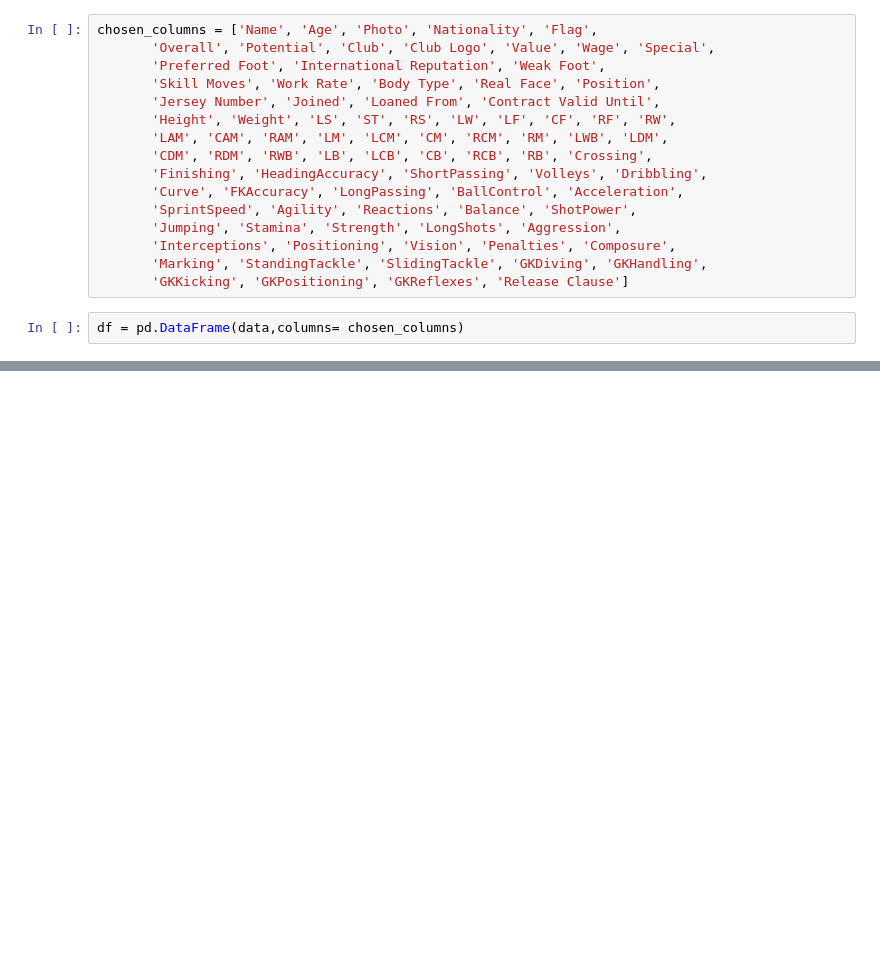
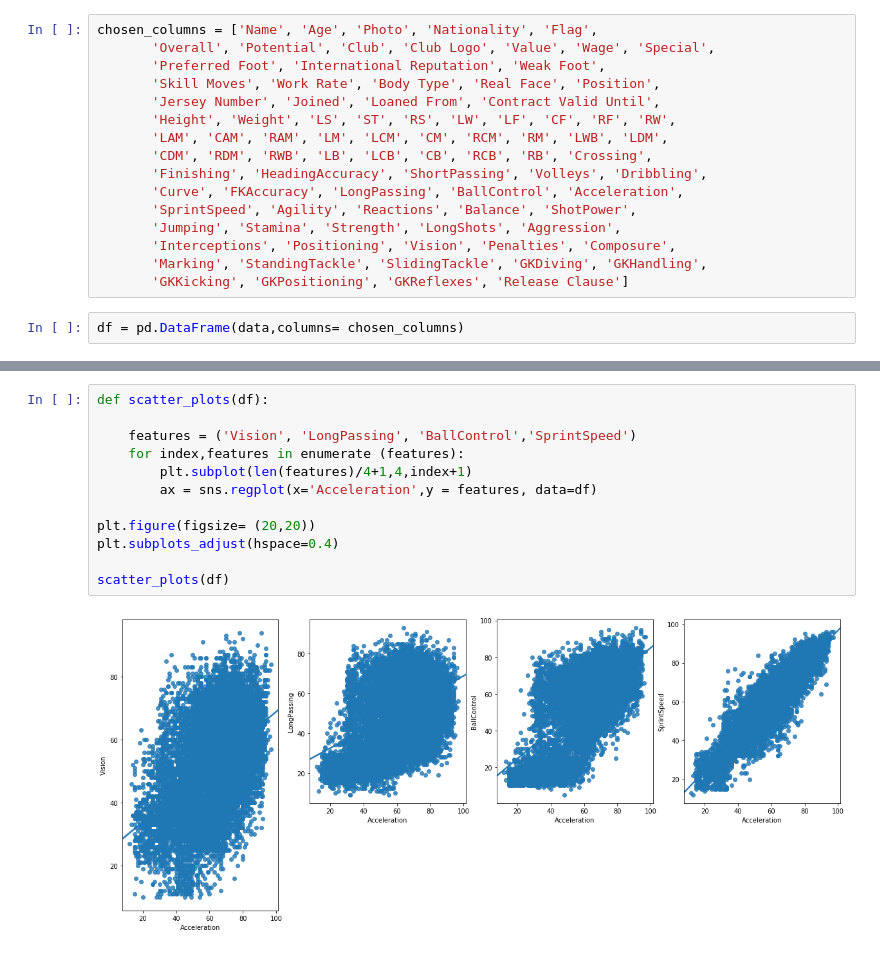
Before and after one commit to ArslanAliAwan/fifa19, a Jupyter notebook: fifa19.ipynb, the cells around one changed output, grey strips where cells are left out. Drawn from its saved outputs; the diff is of its cells as text; blank space fills up the shorter version.

```diff
--- a/fifa19.ipynb
+++ b/fifa19.ipynb
@@ -189,0 +190,14 @@ hm;
+# %%
+def scatter_plots(df):
+
+    features = ('Vision', 'LongPassing', 'BallControl','SprintSpeed')
+    for index,features in enumerate (features):
+        plt.subplot(len(features)/4+1,4,index+1)
+        ax = sns.regplot(x='Acceleration',y = features, data=df)
+
+plt.figure(figsize= (20,20))
+plt.subplots_adjust(hspace=0.4)
+
+scatter_plots(df)
+# %% [output]
+[figure, added]
```
Also changed, not shown: parts of 3 cells of this notebook.
